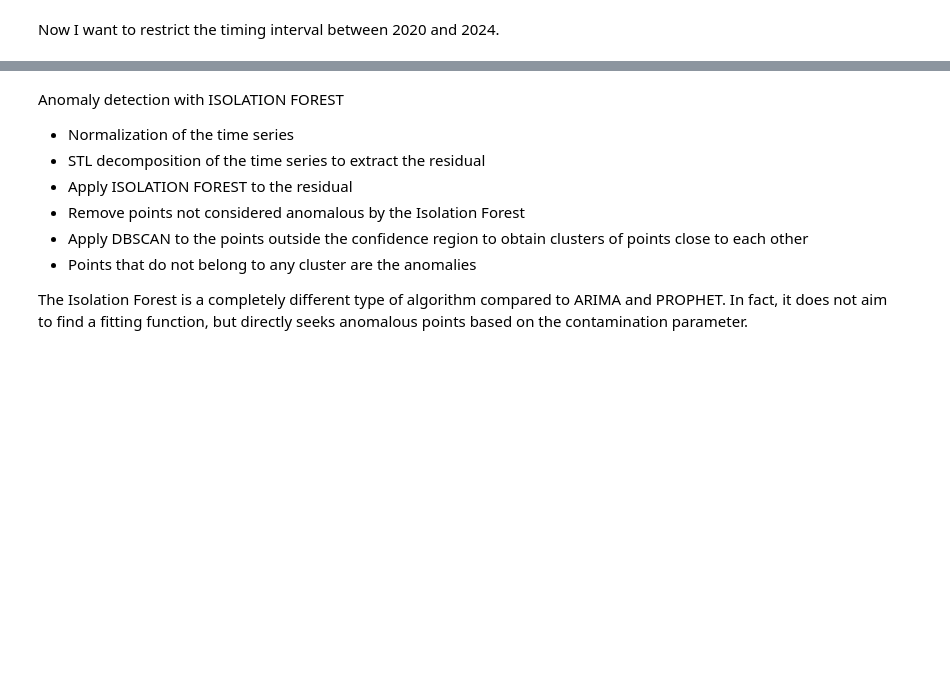
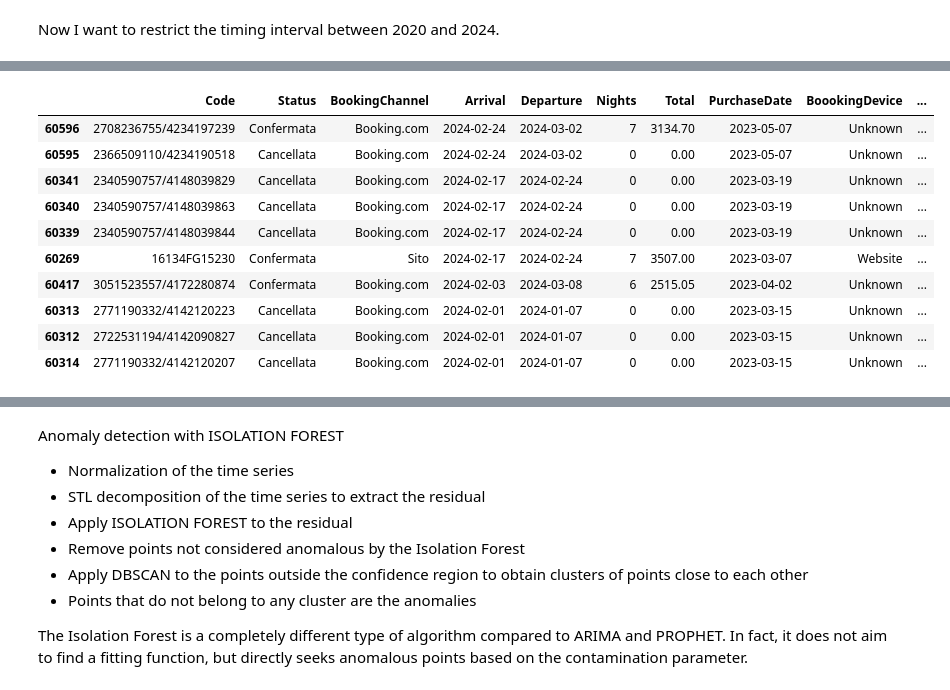
Before and after one commit to CCT-Dublin/capstone-project-feb-2024-pt-giorgiozoppi, a Jupyter notebook: CapstoneProjectGiorgioZoppi.ipynb, the cells around one changed output, grey strips where cells are left out. Saved outputs shown, nothing was run; the diff lists cells and outputs as text; code cells hidden in the pictures; blank space fills up the shorter version.

```diff
--- a/CapstoneProjectGiorgioZoppi.ipynb
+++ b/CapstoneProjectGiorgioZoppi.ipynb
@@ -257,0 +290,14 @@ print(f"Filtered DataFrame saved to {parquet_file}")
+# %%
+hb_dataset.head(10)
+# %% [output]
+|  | Code | Status | BookingChannel | Arrival | Departure | Nights | Total | PurchaseDate | BoookingDevice | ... |
+| 60596 | 2708236755/4234197239 | Confermata | Booking.com | 2024-02-24 | 2024-03-02 | 7 | 3134.70 | 2023-05-07 | Unknown | ... |
+| 60595 | 2366509110/4234190518 | Cancellata | Booking.com | 2024-02-24 | 2024-03-02 | 0 | 0.00 | 2023-05-07 | Unknown | ... |
+| 60341 | 2340590757/4148039829 | Cancellata | Booking.com | 2024-02-17 | 2024-02-24 | 0 | 0.00 | 2023-03-19 | Unknown | ... |
+| 60340 | 2340590757/4148039863 | Cancellata | Booking.com | 2024-02-17 | 2024-02-24 | 0 | 0.00 | 2023-03-19 | Unknown | ... |
+| 60339 | 2340590757/4148039844 | Cancellata | Booking.com | 2024-02-17 | 2024-02-24 | 0 | 0.00 | 2023-03-19 | Unknown | ... |
+| 60269 | 16134FG15230 | Confermata | Sito | 2024-02-17 | 2024-02-24 | 7 | 3507.00 | 2023-03-07 | Website | ... |
+| 60417 | 3051523557/4172280874 | Confermata | Booking.com | 2024-02-03 | 2024-03-08 | 6 | 2515.05 | 2023-04-02 | Unknown | ... |
+| 60313 | 2771190332/4142120223 | Cancellata | Booking.com | 2024-02-01 | 2024-01-07 | 0 | 0.00 | 2023-03-15 | Unknown | ... |
+| 60312 | 2722531194/4142090827 | Cancellata | Booking.com | 2024-02-01 | 2024-01-07 | 0 | 0.00 | 2023-03-15 | Unknown | ... |
+| 60314 | 2771190332/4142120207 | Cancellata | Booking.com | 2024-02-01 | 2024-01-07 | 0 | 0.00 | 2023-03-15 | Unknown | ... |
```
Also changed, not shown: parts of 12 cells of this notebook, 1 other file.
